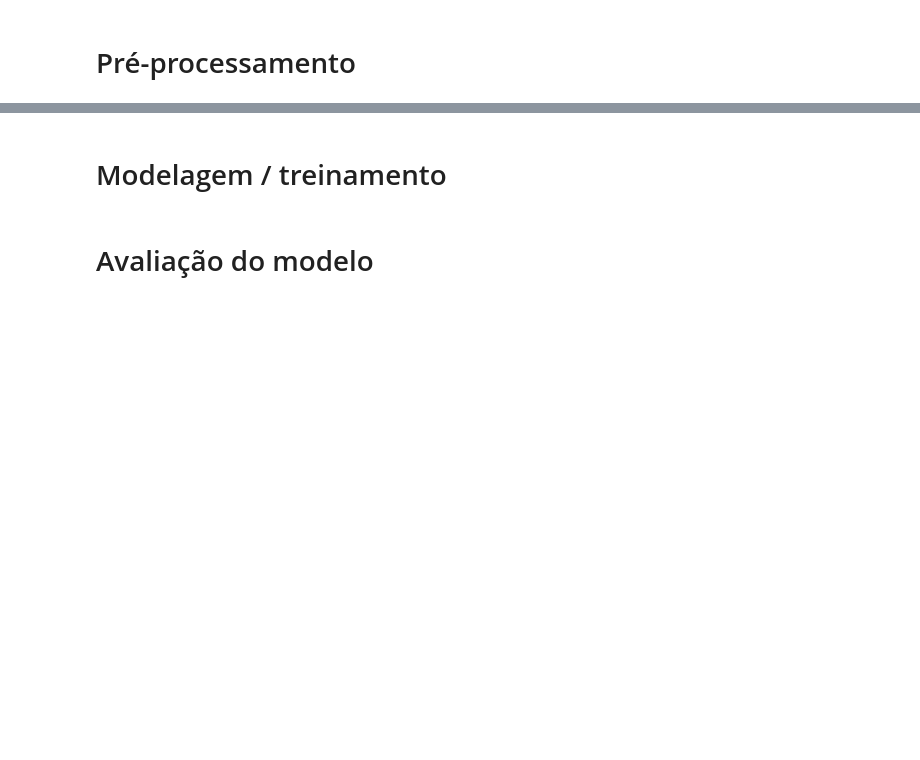
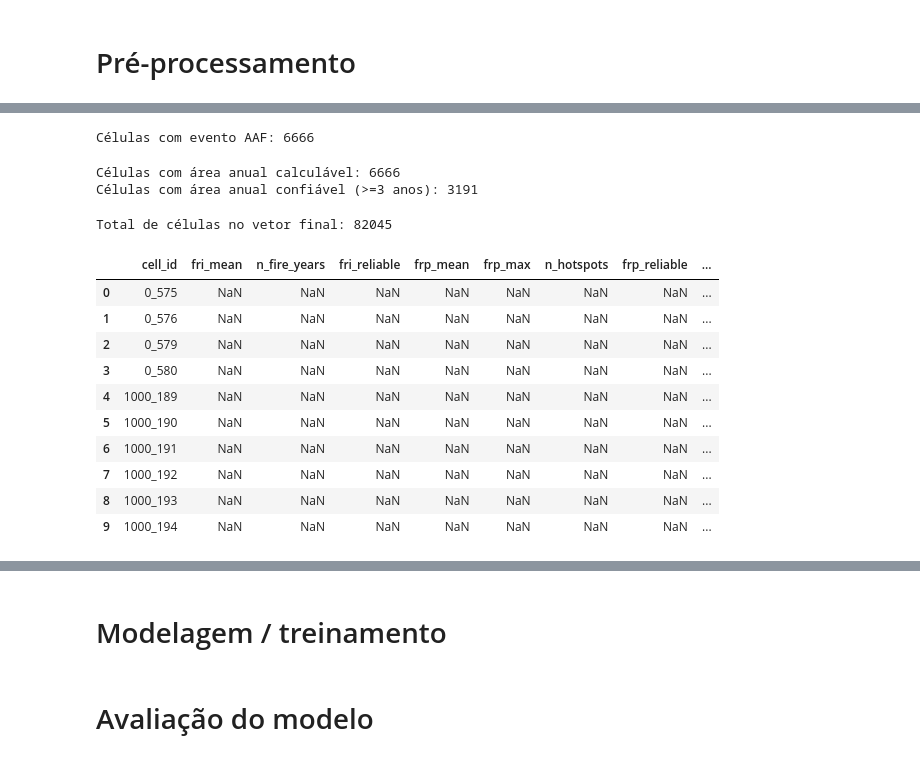
Before and after one commit to AndersonAlvesCoelho/pyroregions-classification, a Jupyter notebook: pyroregions_ucs.ipynb, the cells around one changed output, grey strips where cells are left out. Cells and saved outputs as stored; diff of their text form; code cells hidden in the pictures; blank space fills up the shorter version.

```diff
--- a/pyroregions_ucs.ipynb
+++ b/pyroregions_ucs.ipynb
@@ -1392,0 +1206,7 @@ gc.collect()
+# %%
+# Thresholds de robustez: mínimo de observações para considerar cada variável confiável
+
+MIN_YEARS_FOR_FRI = 3  # anos distintos com evento
+MIN_HOTSPOTS_FOR_FRP = 5  # focos de calor detectados
+MIN_EVENTS_FOR_SEASONALITY = 3
+MIN_YEARS_FOR_AREA = 3
@@ -1392,0 +1289,66 @@ gc.collect()
+# %%
+# Tamanho — maior evento por célula (AAF)
+
+size_raw = (
+    gdf_aaf_metric.groupby('cell_id')['area_ha_cell']
+    .agg(size_max='max', n_events='size')
+    .reset_index()
+)
+
+print("Células com evento AAF:", len(size_raw))
+# %% [output]
+Células com evento AAF: 6666
+# %%
+# Área média anual queimada (AAF)
+
+annual_area_by_year = gdf_aaf_metric.groupby(['cell_id', 'event_year'])['area_ha_cell'].sum().reset_index()
+
+annual_area_raw = (
+    annual_area_by_year.groupby('cell_id')['area_ha_cell']
+    .agg(annual_area_mean='mean', n_years='size')
+    .reset_index()
+)
+
+annual_area_raw['area_reliable'] = annual_area_raw['n_years'] >= MIN_YEARS_FOR_AREA
+
+print("Células com área anual calculável:", len(annual_area_raw))
+print(f"Células com área anual confiável (>={MIN_YEARS_FOR_AREA} anos):", annual_area_raw['area_reliable'].sum())
+# %% [output]
+Células com área anual calculável: 6666
+Células com área anual confiável (>=3 anos): 3191
+# %%
+# União das 5 variáveis num único vetor por célula, cobrindo o universo completo (82.045)
+
+fire_regime_vector = gdf_grid[['cell_id']].copy()
+
+fire_regime_vector = fire_regime_vector.merge(
+    fri_raw[['cell_id', 'fri_mean', 'n_fire_years', 'fri_reliable']], on='cell_id', how='left'
+)
+fire_regime_vector = fire_regime_vector.merge(
+    frp_raw[['cell_id', 'frp_mean', 'frp_max', 'n_hotspots', 'frp_reliable']], on='cell_id', how='left'
+)
+fire_regime_vector = fire_regime_vector.merge(
+    seasonality_raw[['cell_id', 'n_months_80pct', 'seasonality_reliable']], on='cell_id', how='left'
+)
+fire_regime_vector = fire_regime_vector.merge(
+    size_raw[['cell_id', 'size_max']], on='cell_id', how='left'
+)
+fire_regime_vector = fire_regime_vector.merge(
+    annual_area_raw[['cell_id', 'annual_area_mean', 'area_reliable']], on='cell_id', how='left'
+)
+
+print("Total de células no vetor final:", len(fire_regime_vector))
+fire_regime_vector.head(10)
+# %% [output]
+Total de células no vetor final: 82045
+|  | cell_id | fri_mean | n_fire_years | fri_reliable | frp_mean | frp_max | n_hotspots | frp_reliable | ... |
+| 0 | 0_575 | NaN | NaN | NaN | NaN | NaN | NaN | NaN | ... |
+| 1 | 0_576 | NaN | NaN | NaN | NaN | NaN | NaN | NaN | ... |
+| 2 | 0_579 | NaN | NaN | NaN | NaN | NaN | NaN | NaN | ... |
+| 3 | 0_580 | NaN | NaN | NaN | NaN | NaN | NaN | NaN | ... |
+| 4 | 1000_189 | NaN | NaN | NaN | NaN | NaN | NaN | NaN | ... |
+| 5 | 1000_190 | NaN | NaN | NaN | NaN | NaN | NaN | NaN | ... |
+| 6 | 1000_191 | NaN | NaN | NaN | NaN | NaN | NaN | NaN | ... |
+| 7 | 1000_192 | NaN | NaN | NaN | NaN | NaN | NaN | NaN | ... |
+| 8 | 1000_193 | NaN | NaN | NaN | NaN | NaN | NaN | NaN | ... |
+| 9 | 1000_194 | NaN | NaN | NaN | NaN | NaN | NaN | NaN | ... |
```
Also changed, not shown: parts of 62 cells of this notebook.
